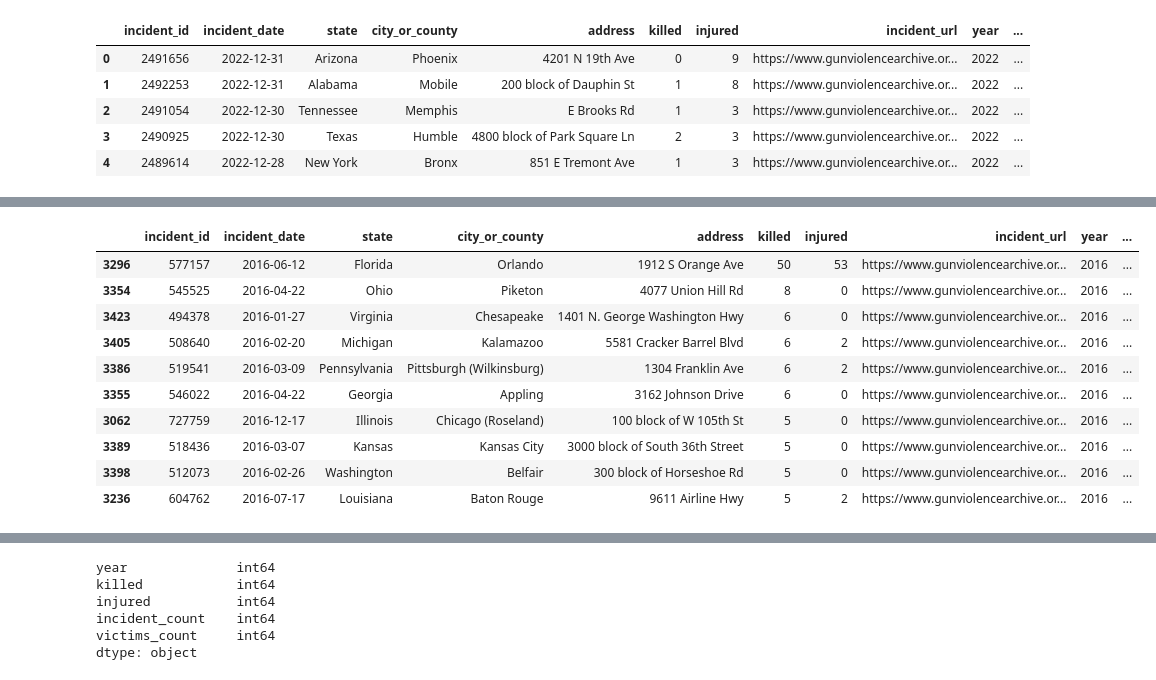
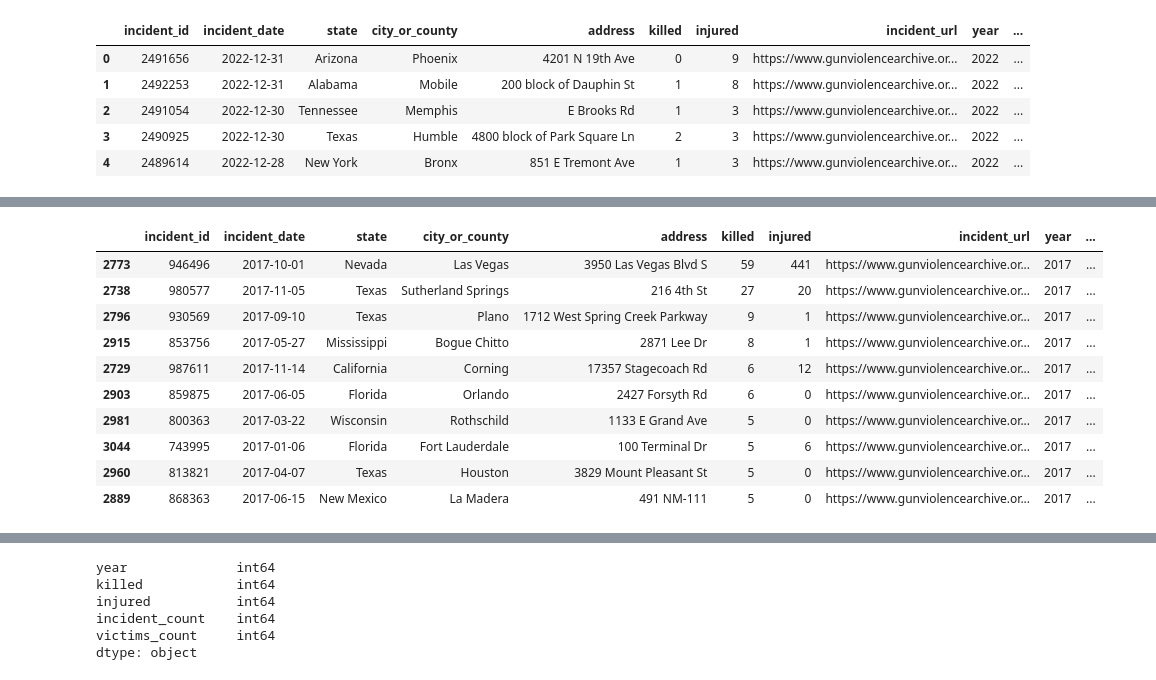
Before and after one commit to poojachaudhuri/project-2, a Jupyter notebook: plotting.ipynb, the cells around one changed output, grey strips where cells are left out. Saved outputs shown, nothing was run; the diff lists cells and outputs as text; code cells hidden in the pictures.

```diff
--- a/plotting.ipynb
+++ b/plotting.ipynb
@@ -212,20 +214,17 @@ year
 2022    676
 Name: killed, dtype: int64
 # %%
-# see only data from 2016 and arrange killed column in descending order
 
-df_decade[df_decade['year'] == 2016].sort_values(by='killed', ascending=False).head(10)
-
-# orlando s=nightclub shooting
+df_decade[df_decade['year'] == 2017].sort_values(by='killed', ascending=False).head(10)
 # %% [output]
 |  | incident_id | incident_date | state | city_or_county | address | killed | injured | incident_url | year | ... |
-| 3296 | 577157 | 2016-06-12 | Florida | Orlando | 1912 S Orange Ave | 50 | 53 | https://www.gunviolencearchive.or... | 2016 | ... |
-| 3354 | 545525 | 2016-04-22 | Ohio | Piketon | 4077 Union Hill Rd | 8 | 0 | https://www.gunviolencearchive.or... | 2016 | ... |
-| 3423 | 494378 | 2016-01-27 | Virginia | Chesapeake | 1401 N. George Washington Hwy | 6 | 0 | https://www.gunviolencearchive.or... | 2016 | ... |
-| 3405 | 508640 | 2016-02-20 | Michigan | Kalamazoo | 5581 Cracker Barrel Blvd | 6 | 2 | https://www.gunviolencearchive.or... | 2016 | ... |
-| 3386 | 519541 | 2016-03-09 | Pennsylvania | Pittsburgh (Wilkinsburg) | 1304 Franklin Ave | 6 | 2 | https://www.gunviolencearchive.or... | 2016 | ... |
-| 3355 | 546022 | 2016-04-22 | Georgia | Appling | 3162 Johnson Drive | 6 | 0 | https://www.gunviolencearchive.or... | 2016 | ... |
-| 3062 | 727759 | 2016-12-17 | Illinois | Chicago (Roseland) | 100 block of W 105th St | 5 | 0 | https://www.gunviolencearchive.or... | 2016 | ... |
-| 3389 | 518436 | 2016-03-07 | Kansas | Kansas City | 3000 block of South 36th Street | 5 | 0 | https://www.gunviolencearchive.or... | 2016 | ... |
-| 3398 | 512073 | 2016-02-26 | Washington | Belfair | 300 block of Horseshoe Rd | 5 | 0 | https://www.gunviolencearchive.or... | 2016 | ... |
-| 3236 | 604762 | 2016-07-17 | Louisiana | Baton Rouge | 9611 Airline Hwy | 5 | 2 | https://www.gunviolencearchive.or... | 2016 | ... |
+| 2773 | 946496 | 2017-10-01 | Nevada | Las Vegas | 3950 Las Vegas Blvd S | 59 | 441 | https://www.gunviolencearchive.or... | 2017 | ... |
+| 2738 | 980577 | 2017-11-05 | Texas | Sutherland Springs | 216 4th St | 27 | 20 | https://www.gunviolencearchive.or... | 2017 | ... |
+| 2796 | 930569 | 2017-09-10 | Texas | Plano | 1712 West Spring Creek Parkway | 9 | 1 | https://www.gunviolencearchive.or... | 2017 | ... |
+| 2915 | 853756 | 2017-05-27 | Mississippi | Bogue Chitto | 2871 Lee Dr | 8 | 1 | https://www.gunviolencearchive.or... | 2017 | ... |
+| 2729 | 987611 | 2017-11-14 | California | Corning | 17357 Stagecoach Rd | 6 | 12 | https://www.gunviolencearchive.or... | 2017 | ... |
+| 2903 | 859875 | 2017-06-05 | Florida | Orlando | 2427 Forsyth Rd | 6 | 0 | https://www.gunviolencearchive.or... | 2017 | ... |
+| 2981 | 800363 | 2017-03-22 | Wisconsin | Rothschild | 1133 E Grand Ave | 5 | 0 | https://www.gunviolencearchive.or... | 2017 | ... |
+| 3044 | 743995 | 2017-01-06 | Florida | Fort Lauderdale | 100 Terminal Dr | 5 | 6 | https://www.gunviolencearchive.or... | 2017 | ... |
+| 2960 | 813821 | 2017-04-07 | Texas | Houston | 3829 Mount Pleasant St | 5 | 0 | https://www.gunviolencearchive.or... | 2017 | ... |
+| 2889 | 868363 | 2017-06-15 | New Mexico | La Madera | 491 NM-111 | 5 | 0 | https://www.gunviolencearchive.or... | 2017 | ... |
```
Also changed, not shown: parts of 17 cells of this notebook.
